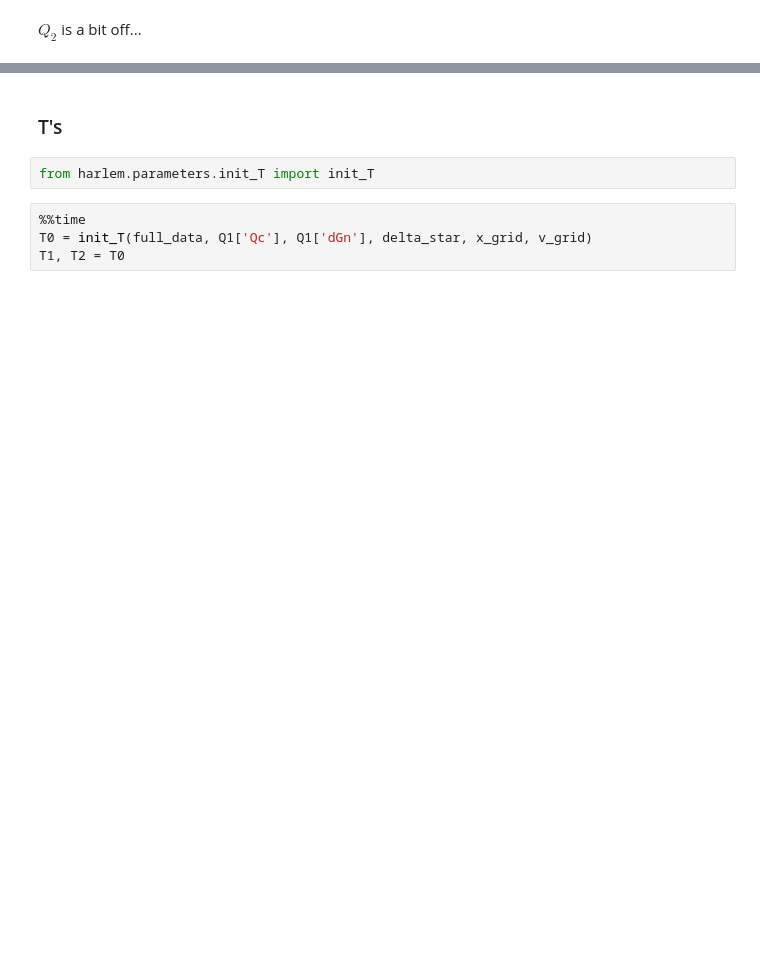
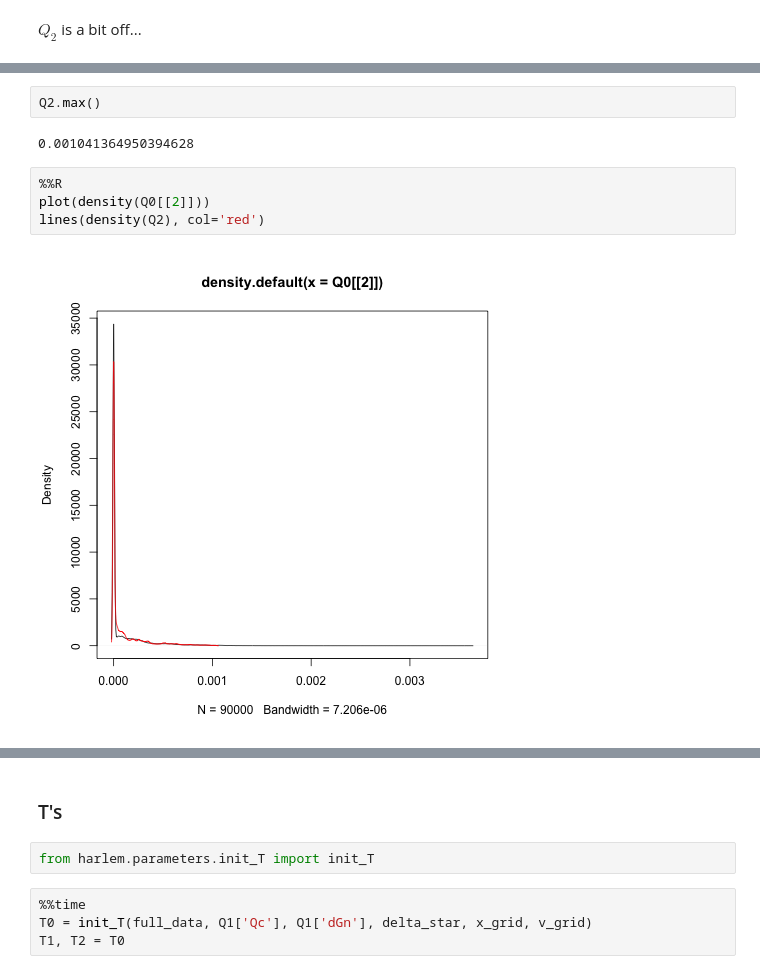
Before and after one commit to mrpozzi/Arlem, a Jupyter notebook: notebooks/harlem_demo.ipynb, the cells around one changed output, grey strips where cells are left out. Drawn from its saved outputs; the diff is of its cells as text; blank space fills up the shorter version.

```diff
--- a/notebooks/harlem_demo.ipynb
+++ b/notebooks/harlem_demo.ipynb
@@ -156,3 +160,13 @@ image(t(Q0[[2]]) - Q2)
+# %%
+Q2.max()
+# %% [output]
+0.001041364950394628
+# %%
+%%R
+plot(density(Q0[[2]]))
+lines(density(Q2), col='red')
+# %% [output]
+[figure, added]
 # %%
 %%R
 hist((t(Q0[[2]]) - Q2)/Q2)
```
Also changed, not shown: parts of 32 cells of this notebook, 9 other files.
